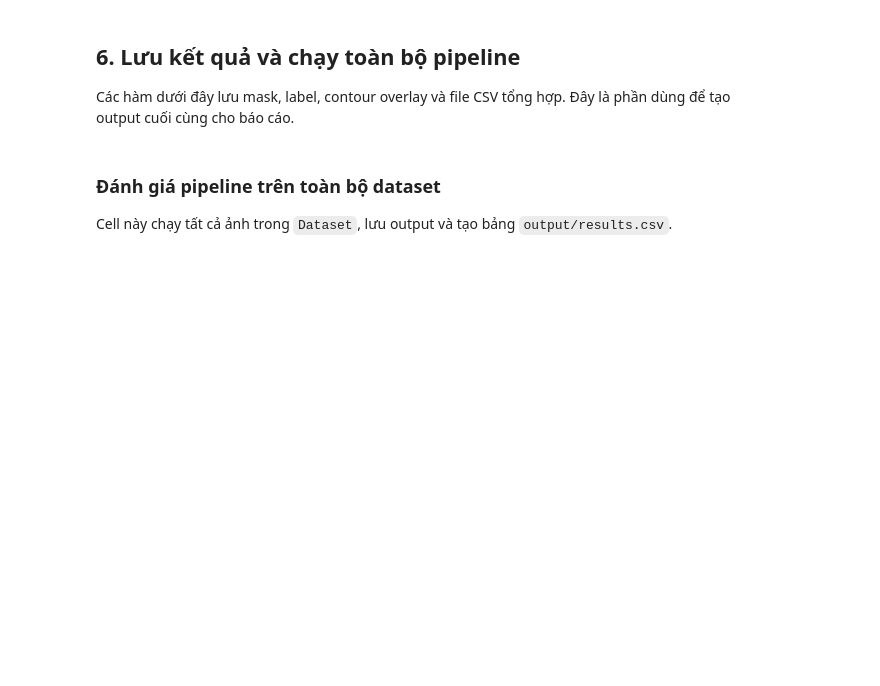
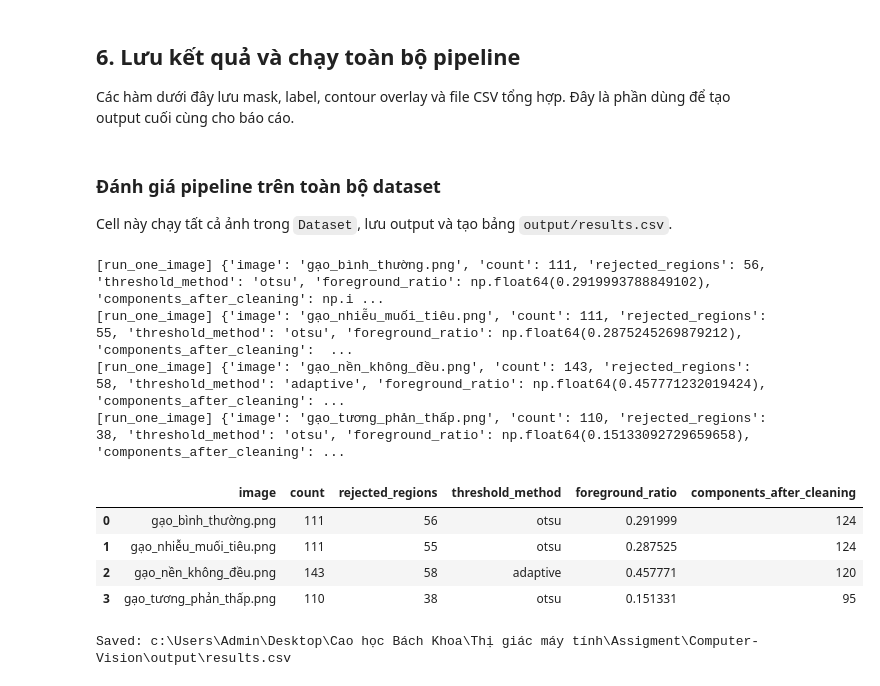
Before and after one commit to HoangTouliverBN/Computer-Vision, a Jupyter notebook: notebooks/rice_counting_pipeline.ipynb, the cells around one changed output. Saved outputs shown, nothing was run; the diff lists cells and outputs as text; code cells hidden in the pictures; blank space fills up the shorter version.

```diff
--- a/notebooks/rice_counting_pipeline.ipynb
+++ b/notebooks/rice_counting_pipeline.ipynb
@@ -582,17 +676,28 @@ Cell này chạy tất cả ảnh trong `Dataset`, lưu output và tạo bảng
 # %%
 ensure_output_dirs(OUTPUT_DIR)
 
 batch_results = []
 last_debug = None
 for path in image_paths:
-    result, original, pre, raw_mask, cleaned_mask, count_output = run_one_image(path, PARAMS, OUTPUT_DIR)
+    result, original, pre, raw_mask, cleaned_mask, count_output = run_one_image(path.name)
     print("[run_one_image]", result)
     batch_results.append(result)
     last_debug = (path, original, pre, raw_mask, cleaned_mask, count_output)
 
 results_df = pd.DataFrame(batch_results)
 results_csv = OUTPUT_DIR / "results.csv"
 results_df.to_csv(results_csv, index=False, encoding="utf-8-sig")
 
 display(results_df)
 print("Saved:", results_csv)
+# %% [output]
+[run_one_image] {'image': 'gạo_bình_thường.png', 'count': 111, 'rejected_regions': 56, 'threshold_method': 'otsu', 'foreground_ratio': np.float64(0.2919993788849102), 'components_after_cleaning': np.i ...
+[run_one_image] {'image': 'gạo_nhiễu_muối_tiêu.png', 'count': 111, 'rejected_regions': 55, 'threshold_method': 'otsu', 'foreground_ratio': np.float64(0.2875245269879212), 'components_after_cleaning':  ...
+[run_one_image] {'image': 'gạo_nền_không_đều.png', 'count': 143, 'rejected_regions': 58, 'threshold_method': 'adaptive', 'foreground_ratio': np.float64(0.457771232019424), 'components_after_cleaning': ...
+[run_one_image] {'image': 'gạo_tương_phản_thấp.png', 'count': 110, 'rejected_regions': 38, 'threshold_method': 'otsu', 'foreground_ratio': np.float64(0.15133092729659658), 'components_after_cleaning': ...
+|  | image | count | rejected_regions | threshold_method | foreground_ratio | components_after_cleaning |
+| 0 | gạo_bình_thường.png | 111 | 56 | otsu | 0.291999 | 124 |
+| 1 | gạo_nhiễu_muối_tiêu.png | 111 | 55 | otsu | 0.287525 | 124 |
+| 2 | gạo_nền_không_đều.png | 143 | 58 | adaptive | 0.457771 | 120 |
+| 3 | gạo_tương_phản_thấp.png | 110 | 38 | otsu | 0.151331 | 95 |
+Saved: c:\Users\Admin\Desktop\Cao học Bách Khoa\Thị giác máy tính\Assigment\Computer-Vision\output\results.csv
```
Also changed, not shown: parts of 11 cells of this notebook, 16 other files.
